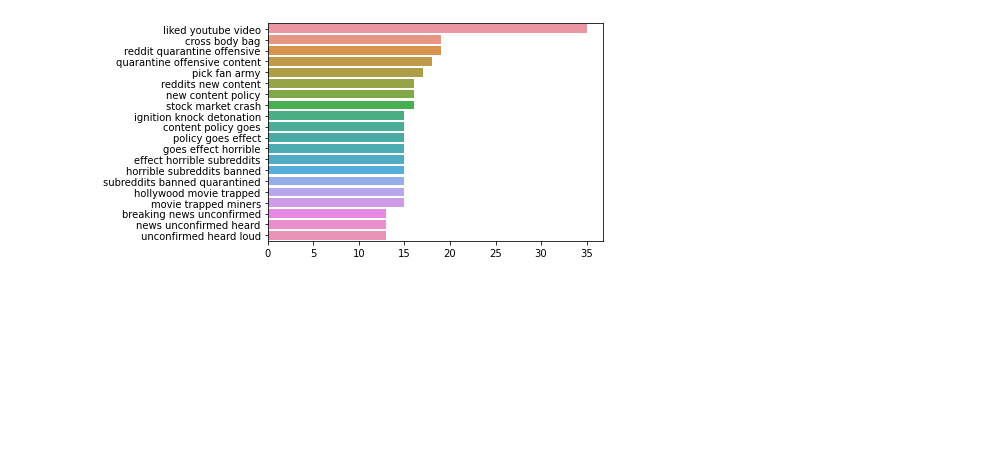
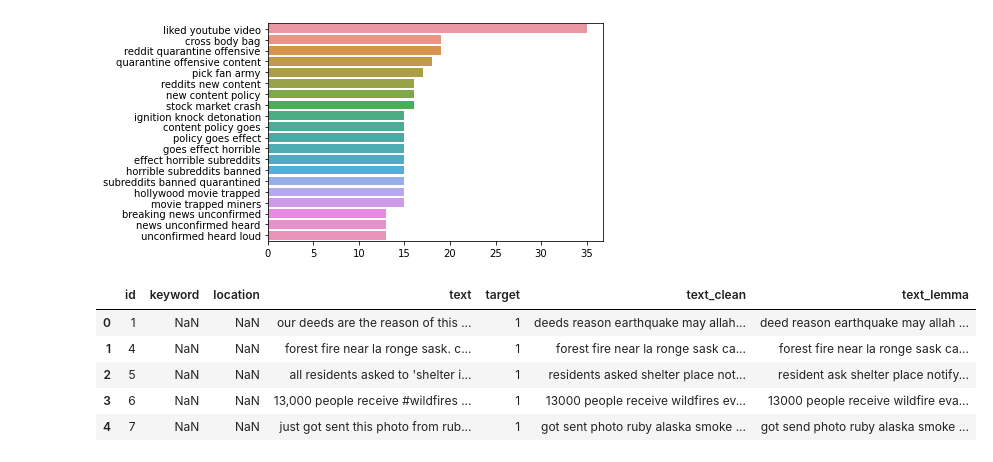
Before and after one commit to matthewcassi/disaster_tweets, a Jupyter notebook: Exploration.ipynb, the cells around one changed output. Drawn from its saved outputs; the diff is of its cells as text; code cells hidden in the pictures; blank space fills up the shorter version.

```diff
--- a/Exploration.ipynb
+++ b/Exploration.ipynb
@@ -401,4 +401,14 @@ sns.barplot(x=y, y=x)
 <matplotlib.axes._subplots.AxesSubplot at 0x...>
 [figure]
 # %%
-example["col1"].apply(lambda row: " ".join([w.lemma_ for w in nlp(row)]))
+non_disaster_df['text_lemma'] = non_disaster_df["text_clean"].apply(lambda row: " ".join([w.lemma_ for w in nlp(row)]))
+disaster_df['text_lemma'] = disaster_df["text_clean"].apply(lambda row: " ".join([w.lemma_ for w in nlp(row)]))
+# %%
+disaster_df.head()
+# %% [output]
+|  | id | keyword | location | text | target | text_clean | text_lemma |
+| 0 | 1 | NaN | NaN | our deeds are the reason of this ... | 1 | deeds reason earthquake may allah... | deed reason earthquake may allah ... |
+| 1 | 4 | NaN | NaN | forest fire near la ronge sask. c... | 1 | forest fire near la ronge sask ca... | forest fire near la ronge sask ca... |
+| 2 | 5 | NaN | NaN | all residents asked to 'shelter i... | 1 | residents asked shelter place not... | resident ask shelter place notify... |
+| 3 | 6 | NaN | NaN | 13,000 people receive #wildfires ... | 1 | 13000 people receive wildfires ev... | 13000 people receive wildfire eva... |
+| 4 | 7 | NaN | NaN | just got sent this photo from rub... | 1 | got sent photo ruby alaska smoke ... | got send photo ruby alaska smoke ... |
```
